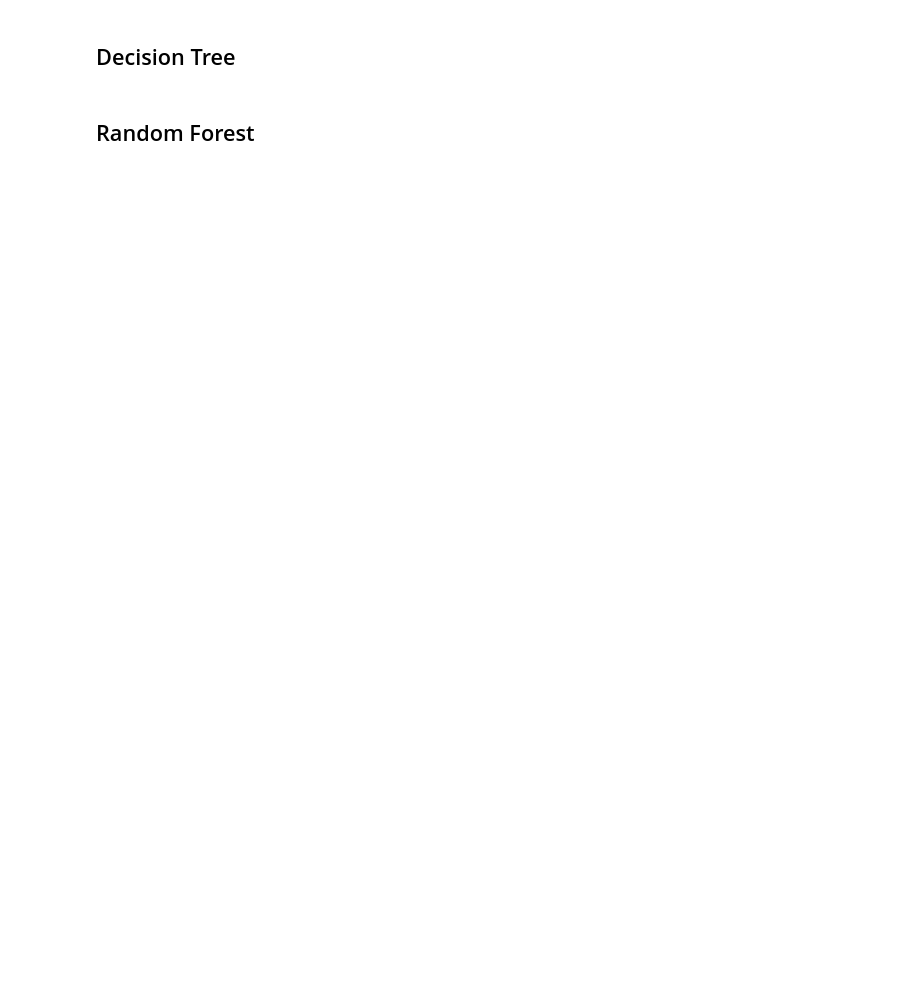
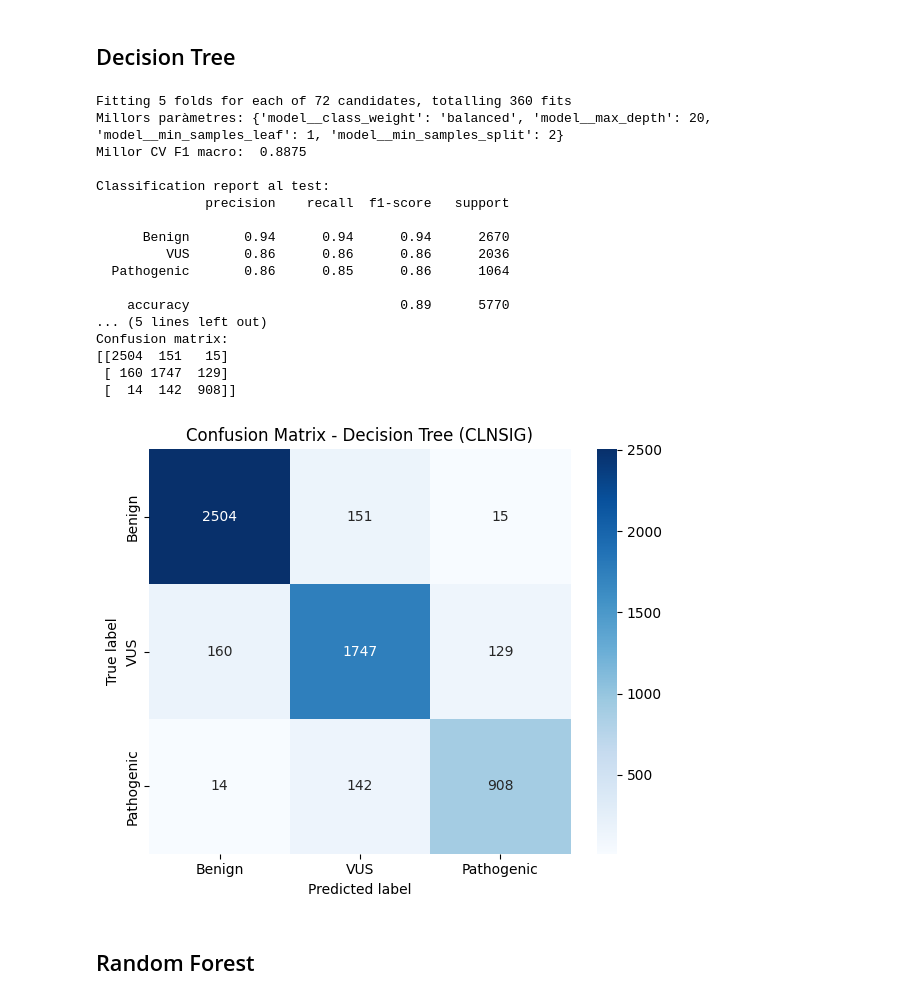
Before and after one commit to eliagarcia/tfg-genetic-variants, a Jupyter notebook: notebooks/clnsig_annotated.ipynb, the cells around one changed output. Cells and saved outputs as stored; diff of their text form; code cells hidden in the pictures; blank space fills up the shorter version.

Commit message:
clnsig net

```diff
--- a/notebooks/clnsig_annotated.ipynb
+++ b/notebooks/clnsig_annotated.ipynb
@@ -147,22 +197,5 @@ plt.show()
 # %%
-import numpy as np
-from sklearn.impute import SimpleImputer
-from sklearn.preprocessing import OneHotEncoder, StandardScaler
-from sklearn.compose import ColumnTransformer
-from sklearn.pipeline import Pipeline
-
-df_multi = df[df["CLNSIG"].isin(clnsig_map.keys())].copy()
-df_multi["CLNSIG_target"] = df_multi["CLNSIG"].map(clnsig_map)
-
-
-X = df_multi.drop(columns=["CLNSIG", "CLNSIG_target", "CLASS"])
-y = df_multi["CLNSIG_target"]
-
-X_train_val, X_test, y_train_val, y_test = train_test_split(
-    X, y, test_size=0.10, random_state=42, stratify=y
-)
-
-# Preprocessat
+# Eliminar columnes amb alt percentatge de valors faltants
 cols_high_missing = [
     'MOTIF_SCORE_CHANGE', 'HIGH_INF_POS', 'MOTIF_POS', 'MOTIF_NAME',
     'DISTANCE', 'SSR', 'CLNSIGINCL', 'CLNDISDBINCL', 'CLNDNINCL'
@@ -186,6 +219,7 @@ categorical_transformer = Pipeline(steps=[
     ("imputer", SimpleImputer(strategy="most_frequent")),
     ("onehot",  OneHotEncoder(handle_unknown="ignore", min_frequency=20)),
 ])
+
 preprocessor = ColumnTransformer(transformers=[
     ("num", numeric_transformer, num_cols),
     ("cat", categorical_transformer, cat_cols),
@@ -199,35 +462,6 @@ X_test shape: (5770, 36)
 # %% [markdown]
 ## Decision Tree
 # %%
-import seaborn as sns
-from sklearn.tree import DecisionTreeClassifier
-from sklearn.ensemble import RandomForestClassifier
-from sklearn.neural_network import MLPClassifier
-from sklearn.pipeline import Pipeline
-from sklearn.model_selection import (
-    StratifiedKFold, GridSearchCV, RandomizedSearchCV, train_test_split
-)
-from sklearn.metrics import (
-    classification_report, f1_score, confusion_matrix
-)
-
-# Noms de les classes per als plots
-CLASS_NAMES = ["Benign", "VUS", "Pathogenic"]
-
-# Funció auxiliar per pintar la confusion matrix
-def plot_confusion_matrix(cm, title):
-    plt.figure(figsize=(6, 5))
-    sns.heatmap(
-        cm, annot=True, fmt="d", cmap="Blues",
-        xticklabels=CLASS_NAMES,
-        yticklabels=CLASS_NAMES
-    )
-    plt.xlabel("Predicted label")
-    plt.ylabel("True label")
-    plt.title(title)
-    plt.tight_layout()
-    plt.show()
-
 
 # Model base
 dt = DecisionTreeClassifier(random_state=42)
@@ -249,33 +483,52 @@ param_grid = {
 }
 
 grid_dt = GridSearchCV(
     pipeline_dt,
     param_grid=param_grid,
     scoring="f1_macro",
     cv=cv,
     n_jobs=-1,
     verbose=1,
     error_score="raise"
 )
 
 grid_dt.fit(X_train_val, y_train_val)
 
 # Resultats de la validació creuada
 print(f"Millors paràmetres: {grid_dt.best_params_}")
 print(f"Millor CV F1 macro:  {grid_dt.best_score_:.4f}")
 
 best_dt = grid_dt.best_estimator_
 y_pred_dt = best_dt.predict(X_test)
 
 print("\nClassification report al test:")
 print(classification_report(y_test, y_pred_dt, target_names=CLASS_NAMES))
 print(f"\nTest F1 macro: {f1_score(y_test, y_pred_dt, average='macro'):.4f}")
 print(f"Confusion matrix:\n{confusion_matrix(y_test, y_pred_dt)}")
 
 plot_confusion_matrix(
     confusion_matrix(y_test, y_pred_dt),
     "Confusion Matrix - Decision Tree (CLNSIG)"
 )
+# %% [output]
+Fitting 5 folds for each of 72 candidates, totalling 360 fits
+Millors paràmetres: {'model__class_weight': 'balanced', 'model__max_depth': 20, 'model__min_samples_leaf': 1, 'model__min_samples_split': 2}
+Millor CV F1 macro:  0.8875
+
+Classification report al test:
+              precision    recall  f1-score   support
+
+      Benign       0.94      0.94      0.94      2670
+         VUS       0.86      0.86      0.86      2036
+  Pathogenic       0.86      0.85      0.86      1064
+
+    accuracy                           0.89      5770
+... (5 lines left out)
+Confusion matrix:
+[[2504  151   15]
+ [ 160 1747  129]
+ [  14  142  908]]
+[figure, added]
 # %% [markdown]
 ## Random Forest
 # %%
```
Also changed, not shown: parts of 44 cells of this notebook, 3 other files.
